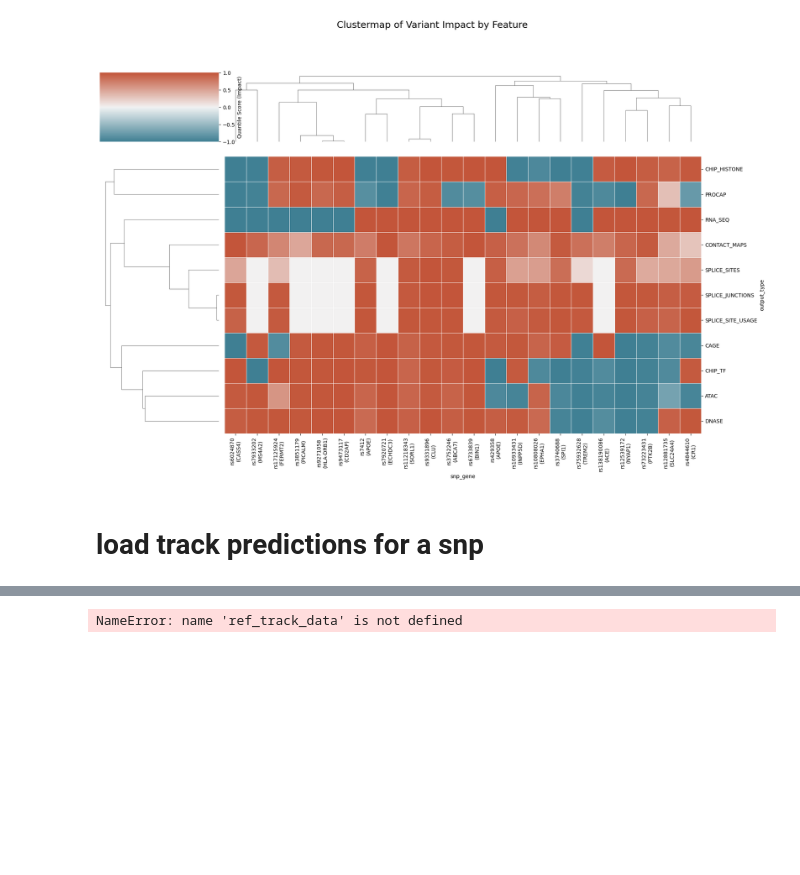
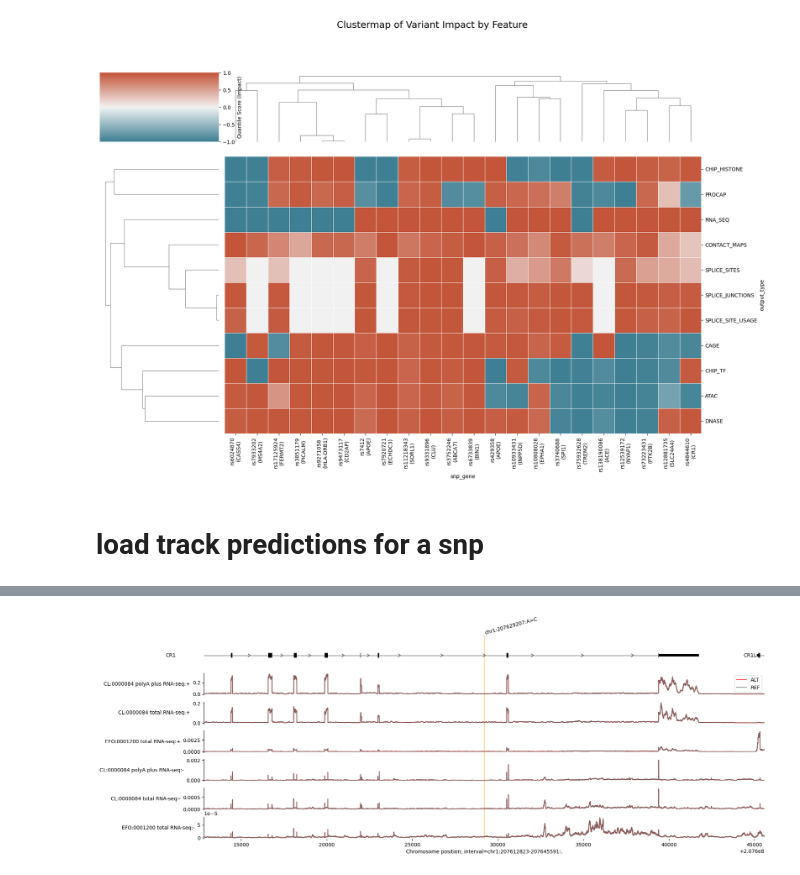
Before and after one commit to seafloor/fmannot, a Jupyter notebook: notebooks/2_plot_alpha_genome.ipynb, the cells around one changed output, grey strips where cells are left out. Drawn from its saved outputs; the diff is of its cells as text; code cells hidden in the pictures; blank space fills up the shorter version.

```diff
--- a/notebooks/2_plot_alpha_genome.ipynb
+++ b/notebooks/2_plot_alpha_genome.ipynb
@@ -116,7 +116,8 @@ g.fig.tight_layout(rect=[0, 0, 1, 0.96])
 # %% [markdown]
 # load track predictions for a snp
 # %%
-variant, ref_track_data, alt_track_data = read_tracks_for_variant('rs4844610')
+variant, ref_track_data, alt_track_data = read_tracks_for_variant(
+    'rs4844610', store_path='../out/track_predictions.zarr')
 # %% [output]
 Successfully found string for rs4844610:
 chr1_207629207_A_C
@@ -139,6 +139,6 @@ NameError: name 'variant' is not defined
 # %%
 gtf, gtf_transcripts, transcript_extractor = load_gtf()
 # %%
-plot_track(ref_track_data, alt_track_data, transcript_extractor, variant)
+fig = plot_track(ref_track_data, alt_track_data, transcript_extractor, variant)
 # %% [output]
-NameError: name 'ref_track_data' is not defined
+[figure, added]
```
Also changed, not shown: parts of 5 cells of this notebook, 9 other files.
